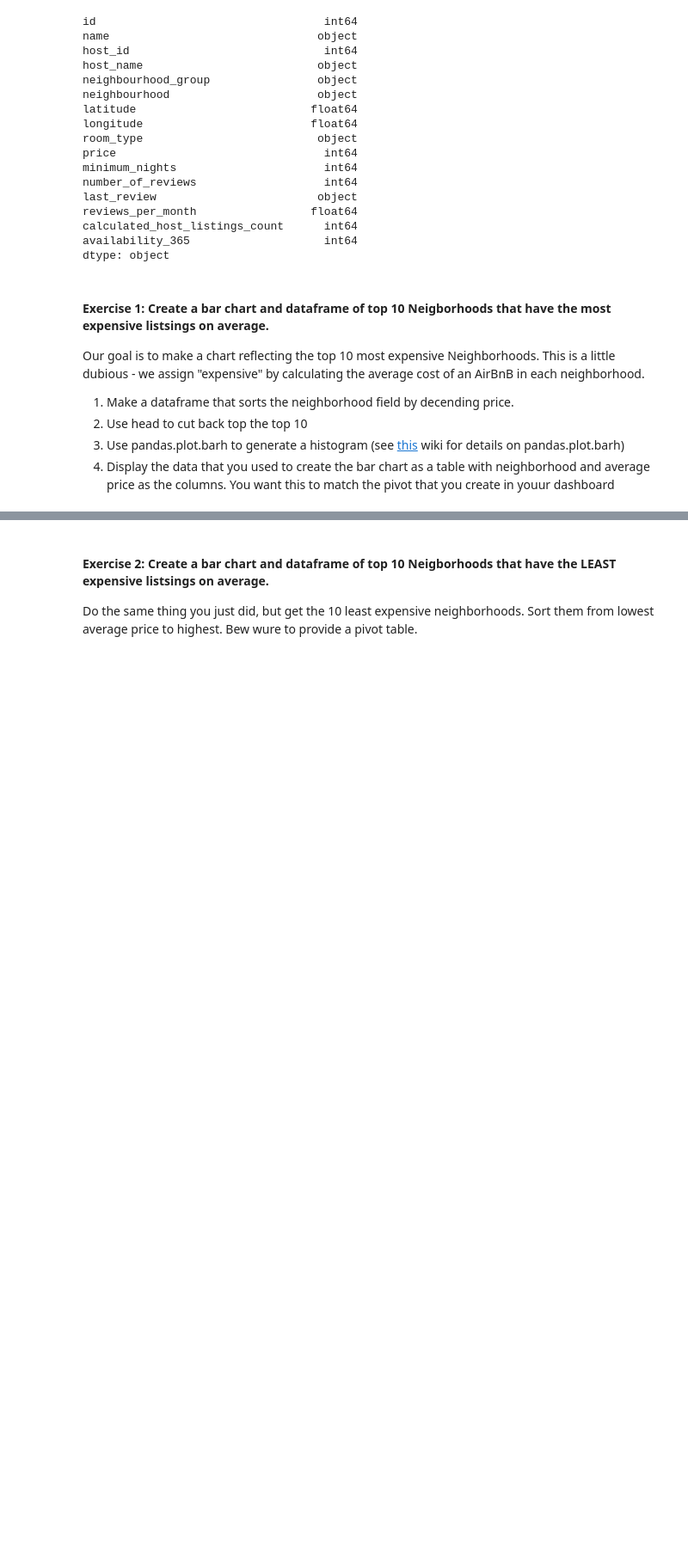
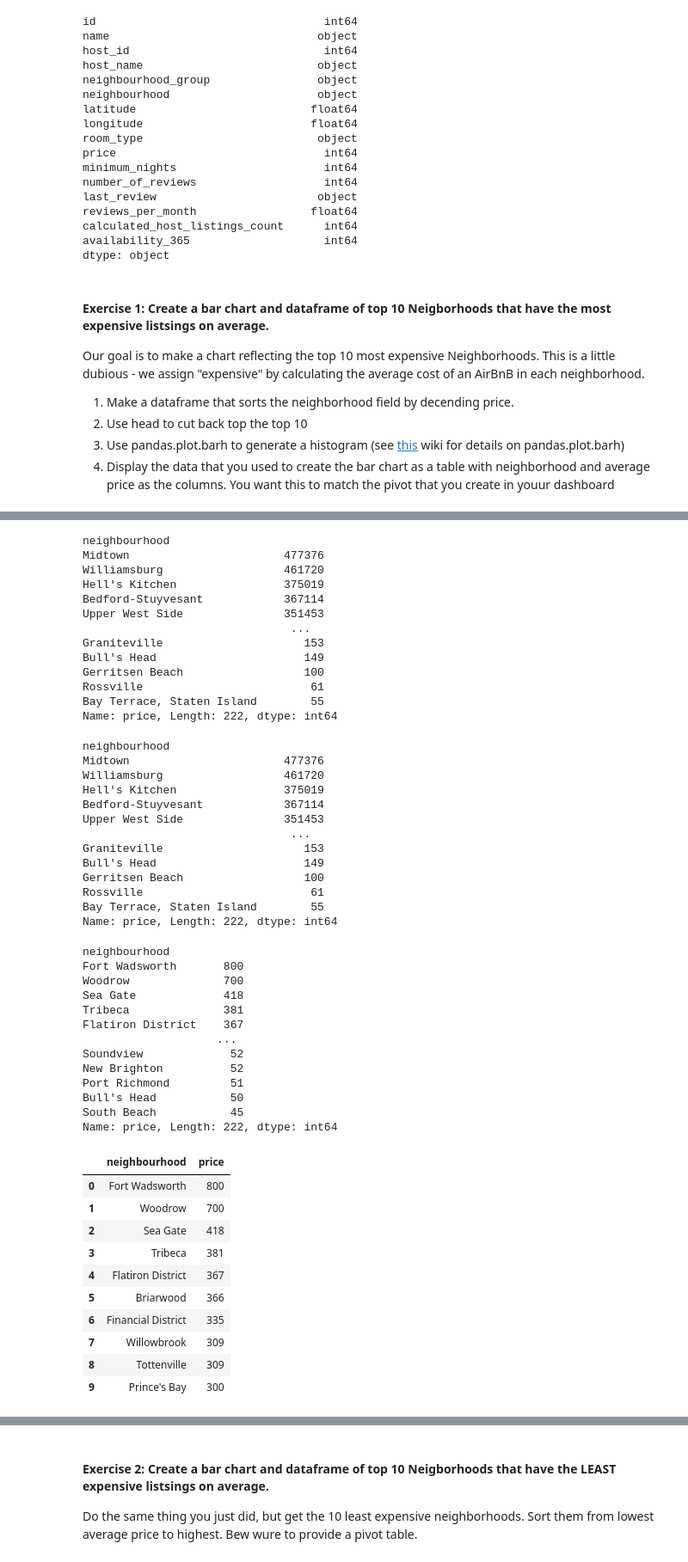
Before and after one commit to ayamonta/ds24-files, a Jupyter notebook: Week-03-Data_Analytics-Data_Viz-BI_tools/Exercise3-AT.ipynb, the cells around one changed output, grey strips where cells are left out. Shown: that part at 86% size. Cells and saved outputs as stored; diff of their text form; code cells hidden in the pictures; blank space fills up the shorter version.

```diff
--- a/Week-03-Data_Analytics-Data_Viz-BI_tools/Exercise3-AT.ipynb
+++ b/Week-03-Data_Analytics-Data_Viz-BI_tools/Exercise3-AT.ipynb
@@ -115,16 +111,30 @@ an AirBnB in each neighborhood.
 1. Display the data that you used to create the bar chart as a table with neighborhood and average price as the columns.  You want this to match the pivot that you create in youur dashboard
 # %%
 # dataframe that sorts `neighborhood` col by descending 'price' col. use groupby
-df_sort = df_orig.groupby(by = 'neighbourhood', axis = 'index')
-df_orig.groupby('neighbourhood')
-# display(df_sort)
-df_orig.groupby
+# use head to show top 10, from filter above
+# NOTE: The result of groupby is a separate kind of object, a GroupBy object. You must apply, transform, or filter to get back to a DataFrame or Series.
 
-# use head to show top 10, from filter above
+# df_sort.describe()
+df_gb = df_orig.groupby(by = ['neighbourhood'])
+display(f'df_gb: {df_gb}')
+display(df_gb['price'].sum())
+display(df_gb['price'].sum().sort_values(ascending = False))
+
+df_sort = df_orig.groupby(by = ['neighbourhood'])['price'].sum().sort_values(ascending = False)
+display(df_sort)
 
 
-# use `pandas.plot.barh`to generate histogram
+# ^ testing
+# v answer
 
 
-# display table with 'neighborhood' and 'average price' columns.
+df_sort = df_orig.groupby(by = ['neighbourhood'])['price'].mean().round(0).astype(int).sort_values(ascending = False)
+display(df_sort)
+
+# Convert to DataFrame
+df_new = pd.DataFrame(df_sort)
+# Reset the index
+df_new = df_new.reset_index()
+df_new = df_new.head(10)
+display(df_new.head(10))
 # %% [output]
@@ -147,0 +155,50 @@ Type:      method
+neighbourhood
+Midtown                       477376
+Williamsburg                  461720
+Hell's Kitchen                375019
+Bedford-Stuyvesant            367114
+Upper West Side               351453
+                               ...
+Graniteville                     153
+Bull's Head                      149
+Gerritsen Beach                  100
+Rossville                         61
+Bay Terrace, Staten Island        55
+Name: price, Length: 222, dtype: int64
+neighbourhood
+Midtown                       477376
+Williamsburg                  461720
+Hell's Kitchen                375019
+Bedford-Stuyvesant            367114
+Upper West Side               351453
+                               ...
+Graniteville                     153
+Bull's Head                      149
+Gerritsen Beach                  100
+Rossville                         61
+Bay Terrace, Staten Island        55
+Name: price, Length: 222, dtype: int64
+neighbourhood
+Fort Wadsworth       800
+Woodrow              700
+Sea Gate             418
+Tribeca              381
+Flatiron District    367
+                    ...
+Soundview             52
+New Brighton          52
+Port Richmond         51
+Bull's Head           50
+South Beach           45
+Name: price, Length: 222, dtype: int64
+|  | neighbourhood | price |
+| 0 | Fort Wadsworth | 800 |
+| 1 | Woodrow | 700 |
+| 2 | Sea Gate | 418 |
+| 3 | Tribeca | 381 |
+| 4 | Flatiron District | 367 |
+| 5 | Briarwood | 366 |
+| 6 | Financial District | 335 |
+| 7 | Willowbrook | 309 |
+| 8 | Tottenville | 309 |
+| 9 | Prince's Bay | 300 |
```
Also changed, not shown: parts of 7 cells of this notebook, 1 other file.
